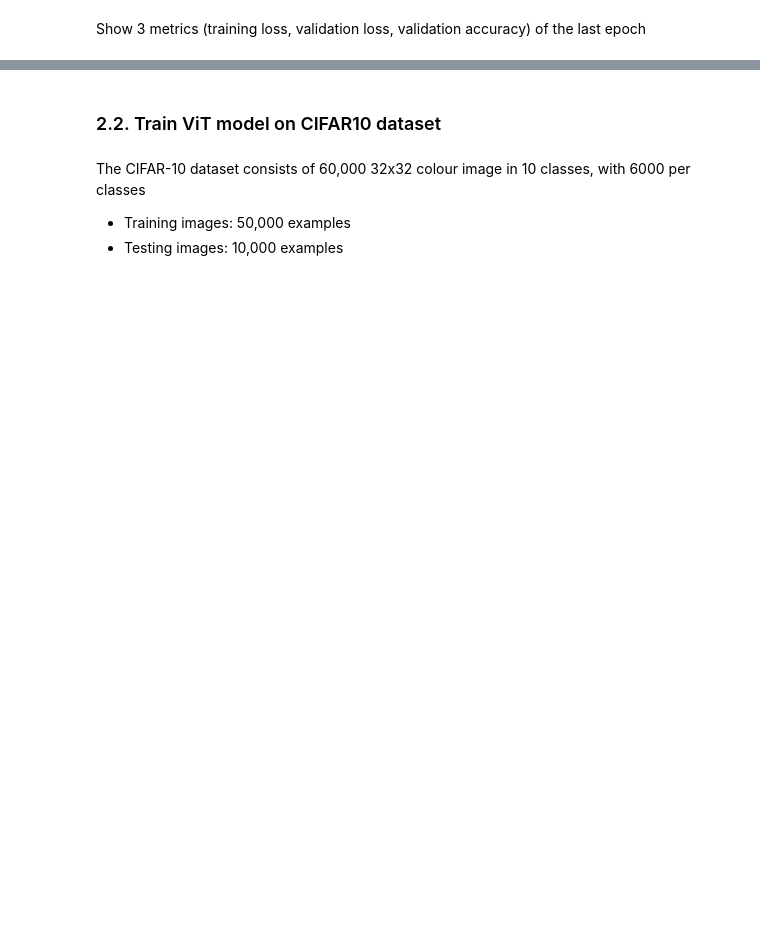
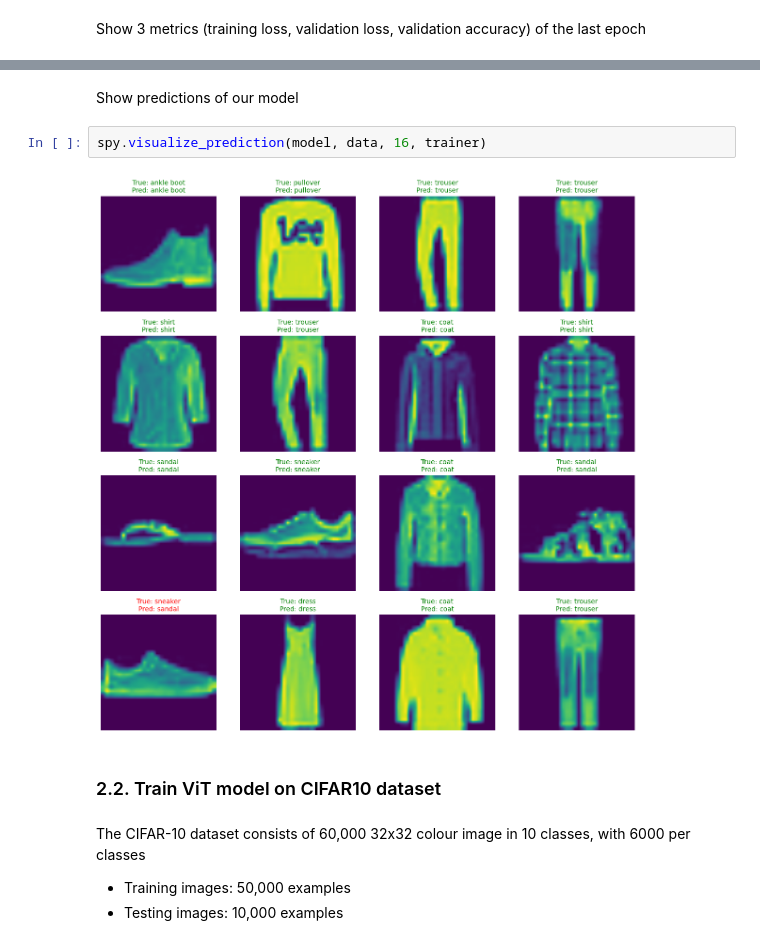
Before and after one commit to ArrayPowerPlay/DL_self_practice, a Jupyter notebook: Transformer/vision_transformer.ipynb, the cells around one changed output, grey strips where cells are left out. Cells and saved outputs as stored; diff of their text form; blank space fills up the shorter version.

```diff
--- a/Transformer/vision_transformer.ipynb
+++ b/Transformer/vision_transformer.ipynb
@@ -53,3 +61,9 @@ print(model.board['val_acc'][-1])
+# %% [markdown]
+Show predictions of our model
+# %%
+spy.visualize_prediction(model, data, 16, trainer)
+# %% [output]
+[figure, added]
 # %% [markdown]
 ### 2.2. Train ViT model on CIFAR10 dataset
 # %% [markdown]
```
Also changed, not shown: parts of 9 cells of this notebook, 1 other file.
